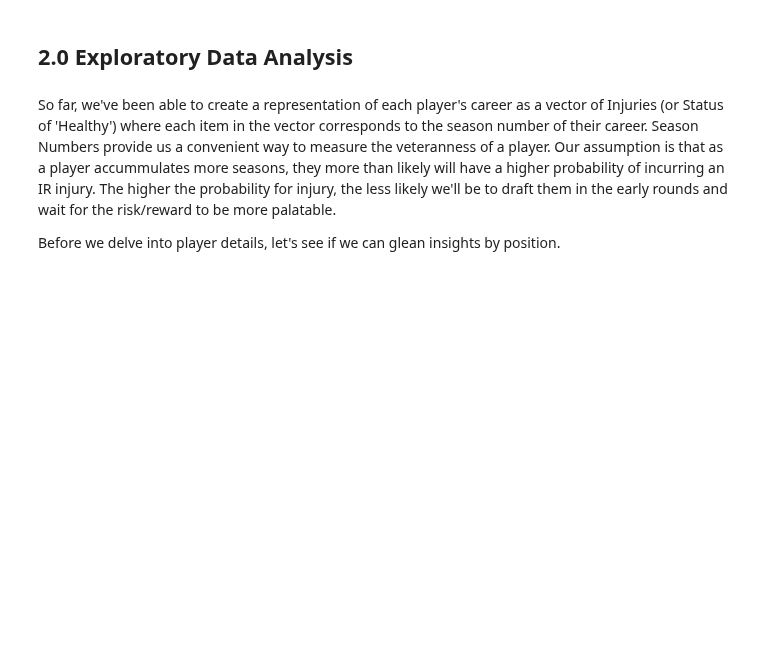
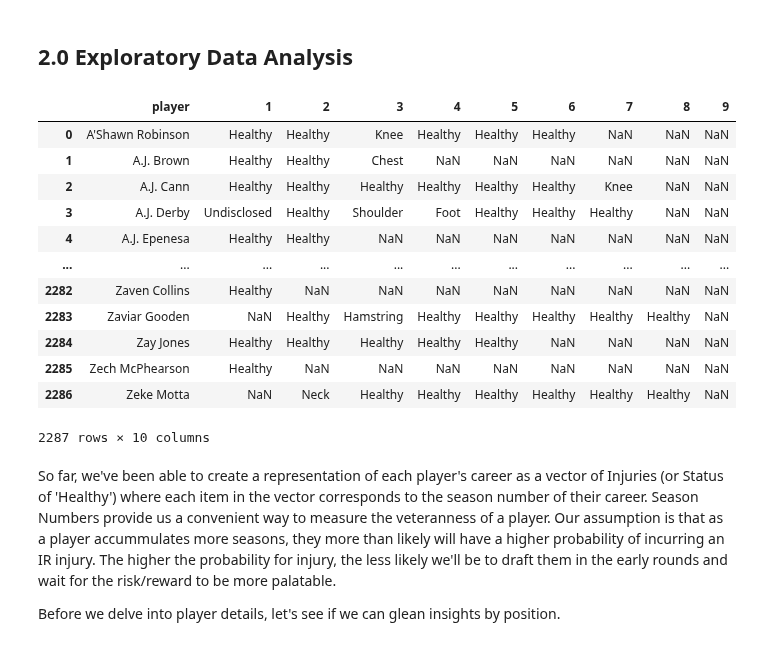
Before and after one commit to djboudia/Gridiron-Gurneys, a Jupyter notebook: 02_EDA_Model_Development.ipynb, the cells around one changed output. Cells and saved outputs as stored; diff of their text form; code cells hidden in the pictures; blank space fills up the shorter version.

```diff
--- a/02_EDA_Model_Development.ipynb
+++ b/02_EDA_Model_Development.ipynb
@@ -6,7 +6,22 @@ import numpy as np
 import matplotlib.pyplot as plt
 pd.set_option('display.max_rows', 500)
 # %%
-career = pd.read_csv('ir_career.csv')
+# career = pd.read_csv('ir_career.csv')
+career = pd.read_csv('data/all_pos_ir_career.csv')
+# %% [output]
+|  | player | 1 | 2 | 3 | 4 | 5 | 6 | 7 | 8 | 9 |
+| 0 | A'Shawn Robinson | Healthy | Healthy | Knee | Healthy | Healthy | Healthy | NaN | NaN | NaN |
+| 1 | A.J. Brown | Healthy | Healthy | Chest | NaN | NaN | NaN | NaN | NaN | NaN |
+| 2 | A.J. Cann | Healthy | Healthy | Healthy | Healthy | Healthy | Healthy | Knee | NaN | NaN |
+| 3 | A.J. Derby | Undisclosed | Healthy | Shoulder | Foot | Healthy | Healthy | Healthy | NaN | NaN |
+| 4 | A.J. Epenesa | Healthy | Healthy | NaN | NaN | NaN | NaN | NaN | NaN | NaN |
+| ... | ... | ... | ... | ... | ... | ... | ... | ... | ... | ... |
+| 2282 | Zaven Collins | Healthy | NaN | NaN | NaN | NaN | NaN | NaN | NaN | NaN |
+| 2283 | Zaviar Gooden | NaN | Healthy | Hamstring | Healthy | Healthy | Healthy | Healthy | Healthy | NaN |
+| 2284 | Zay Jones | Healthy | Healthy | Healthy | Healthy | Healthy | NaN | NaN | NaN | NaN |
+| 2285 | Zech McPhearson | Healthy | NaN | NaN | NaN | NaN | NaN | NaN | NaN | NaN |
+| 2286 | Zeke Motta | NaN | Neck | Healthy | Healthy | Healthy | Healthy | Healthy | Healthy | NaN |
+2287 rows × 10 columns
 # %% [markdown]
 So far,  we've been able to create a representation of each player's career as a vector of Injuries (or Status of 'Healthy') where each item in the vector corresponds to the season number of their career.  Season Numbers provide us a convenient way to measure the veteranness of a player. Our assumption is that as a player accummulates more seasons, they more than likely will have a higher probability of incurring an IR injury. The higher the probability for injury, the less likely we'll be to draft them in the early rounds and wait for the risk/reward to be more palatable.
 
```
Also changed, not shown: parts of 15 cells of this notebook.
